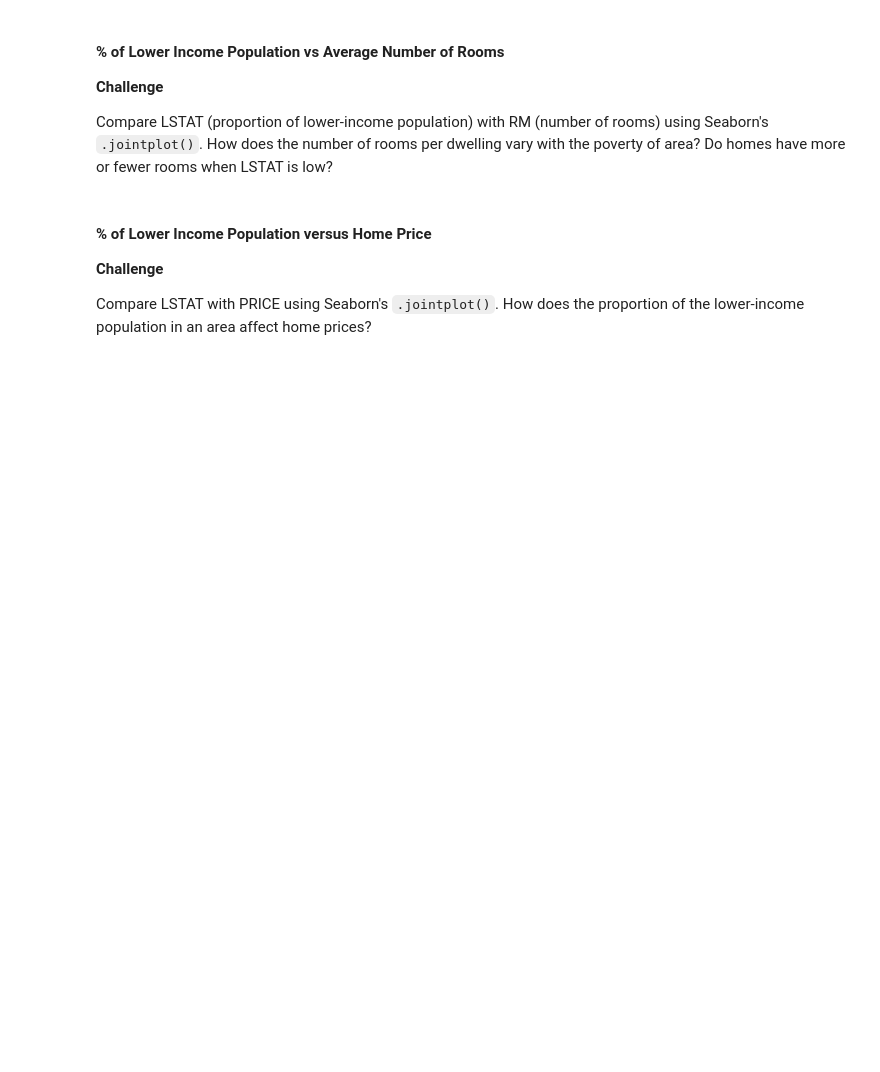
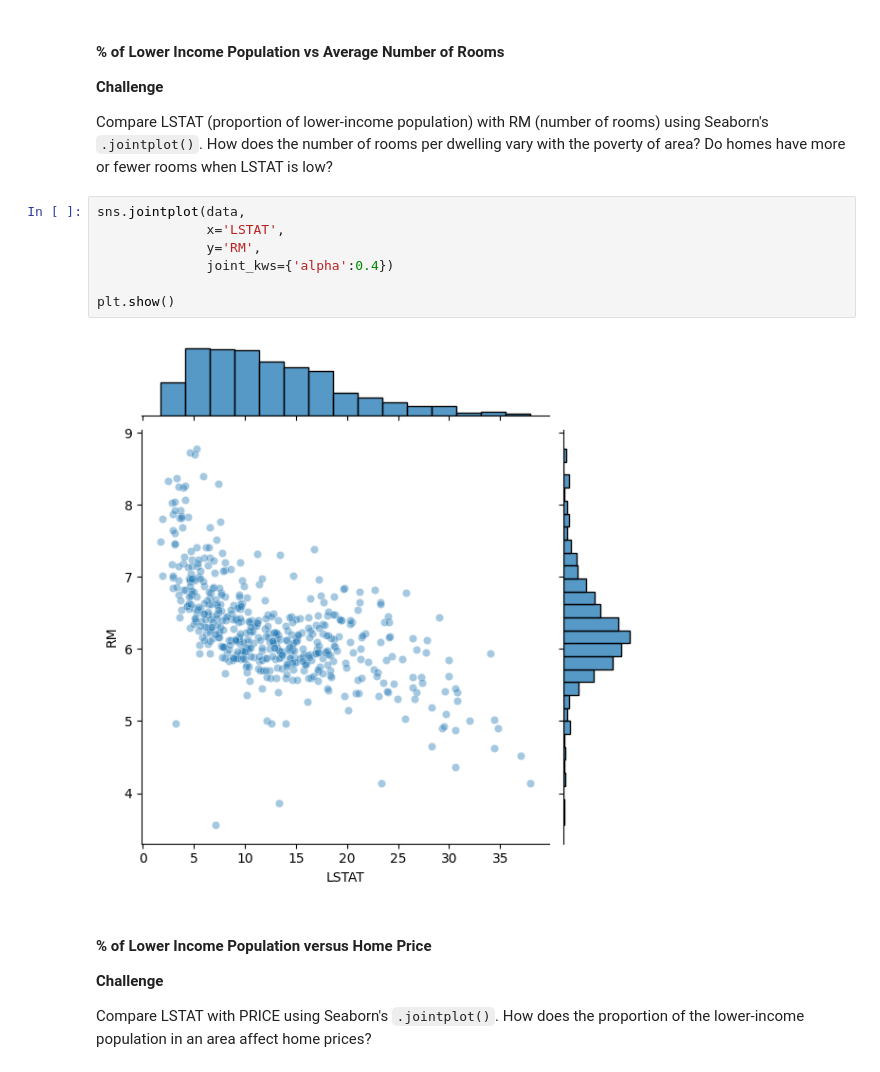
Before and after one commit to ahpmatias/capstone-boston-house-prices, a Jupyter notebook: Multivariable_Regression_and_Valuation_Model_(start).ipynb, the cells around one changed output. Drawn from its saved outputs; the diff is of its cells as text; blank space fills up the shorter version.

```diff
--- a/Multivariable_Regression_and_Valuation_Model_(start).ipynb
+++ b/Multivariable_Regression_and_Valuation_Model_(start).ipynb
@@ -305,6 +324,15 @@ Compare INDUS (the proportion of non-retail industry i.e., factories) with NOX (
 **Challenge**
 
 Compare LSTAT (proportion of lower-income population) with RM (number of rooms) using Seaborn's `.jointplot()`. How does the number of rooms per dwelling vary with the poverty of area? Do homes have more or fewer rooms when LSTAT is low?
+# %%
+sns.jointplot(data,
+              x='LSTAT',
+              y='RM',
+              joint_kws={'alpha':0.4})
+
+plt.show()
+# %% [output]
+[figure, added]
 # %% [markdown]
 #### % of Lower Income Population versus Home Price
 
```
Also changed, not shown: parts of 6 cells of this notebook.
